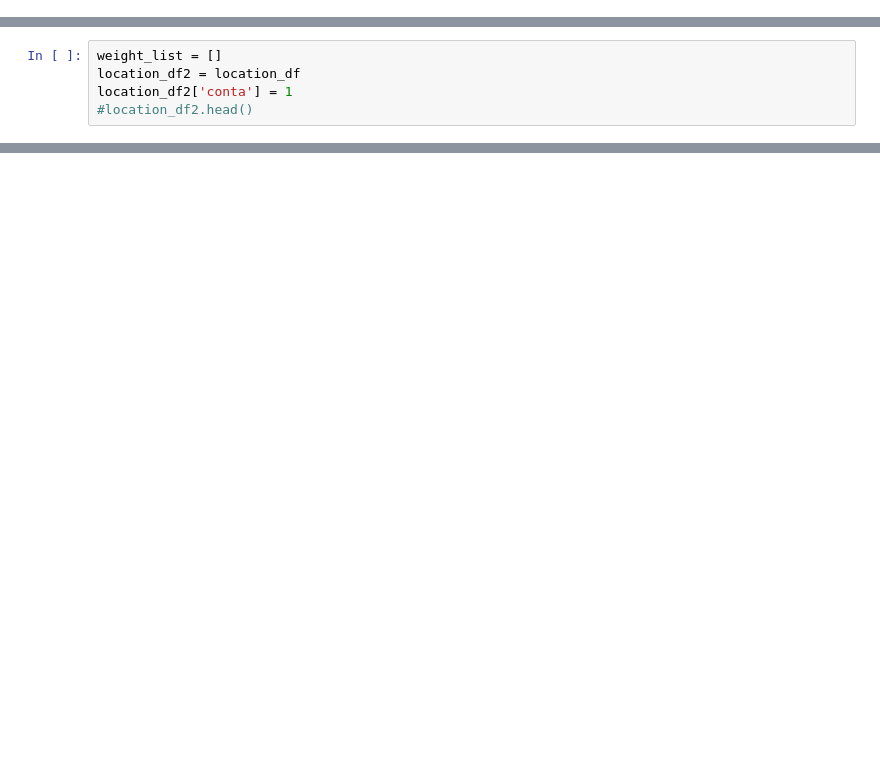
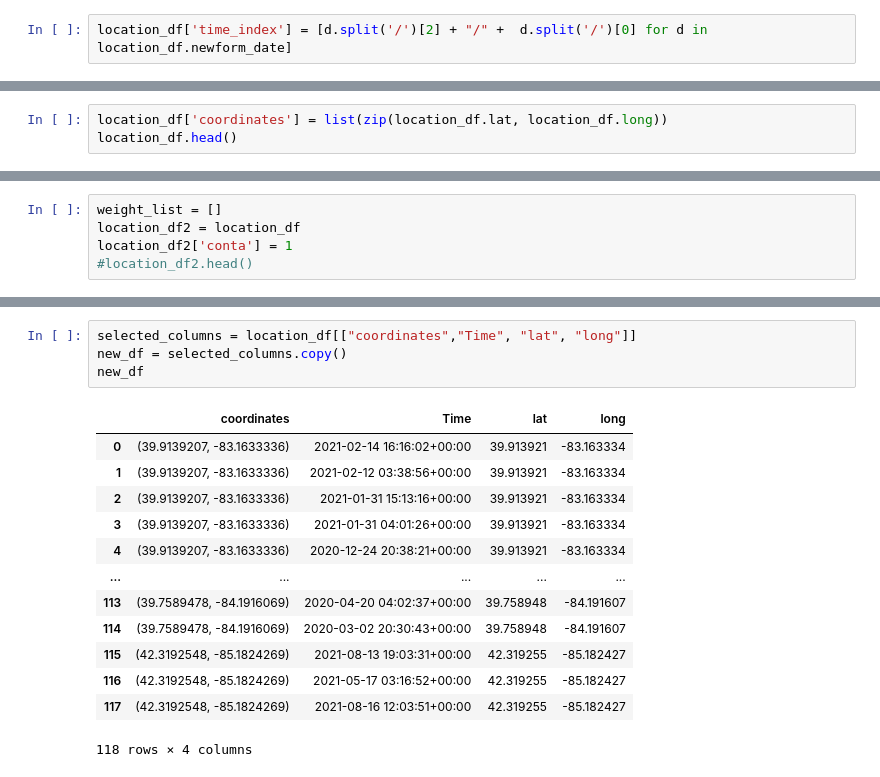
Before and after one commit to AmirulMiah/Microsoft_Capstone, a Jupyter notebook: timelapse_snapdata.ipynb, the cells around one changed output, grey strips where cells are left out. Cells and saved outputs as stored; diff of their text form; blank space fills up the shorter version.

```diff
--- a/timelapse_snapdata.ipynb
+++ b/timelapse_snapdata.ipynb
@@ -283,0 +272,2 @@ location_df['mont_year'] = [d.split('/')[2] + " " +  d.split('/')[0] for d in lo
+# %%
+location_df['time_index'] = [d.split('/')[2] + "/" +  d.split('/')[0] for d in location_df.newform_date]
@@ -283,0 +276,3 @@ location_df['mont_year'] = [d.split('/')[2] + " " +  d.split('/')[0] for d in lo
+# %%
+location_df['coordinates'] = list(zip(location_df.lat, location_df.long))
+location_df.head()
@@ -310,0 +318,18 @@ TypeError: 'method' object is not iterable
+# %%
+selected_columns = location_df[["coordinates","Time", "lat", "long"]]
+new_df = selected_columns.copy()
+new_df
+# %% [output]
+|  | coordinates | Time | lat | long |
+| 0 | (39.9139207, -83.1633336) | 2021-02-14 16:16:02+00:00 | 39.913921 | -83.163334 |
+| 1 | (39.9139207, -83.1633336) | 2021-02-12 03:38:56+00:00 | 39.913921 | -83.163334 |
+| 2 | (39.9139207, -83.1633336) | 2021-01-31 15:13:16+00:00 | 39.913921 | -83.163334 |
+| 3 | (39.9139207, -83.1633336) | 2021-01-31 04:01:26+00:00 | 39.913921 | -83.163334 |
+| 4 | (39.9139207, -83.1633336) | 2020-12-24 20:38:21+00:00 | 39.913921 | -83.163334 |
+| ... | ... | ... | ... | ... |
+| 113 | (39.7589478, -84.1916069) | 2020-04-20 04:02:37+00:00 | 39.758948 | -84.191607 |
+| 114 | (39.7589478, -84.1916069) | 2020-03-02 20:30:43+00:00 | 39.758948 | -84.191607 |
+| 115 | (42.3192548, -85.1824269) | 2021-08-13 19:03:31+00:00 | 42.319255 | -85.182427 |
+| 116 | (42.3192548, -85.1824269) | 2021-05-17 03:16:52+00:00 | 42.319255 | -85.182427 |
+| 117 | (42.3192548, -85.1824269) | 2021-08-16 12:03:51+00:00 | 42.319255 | -85.182427 |
+118 rows × 4 columns
```
Also changed, not shown: parts of 14 cells of this notebook.
